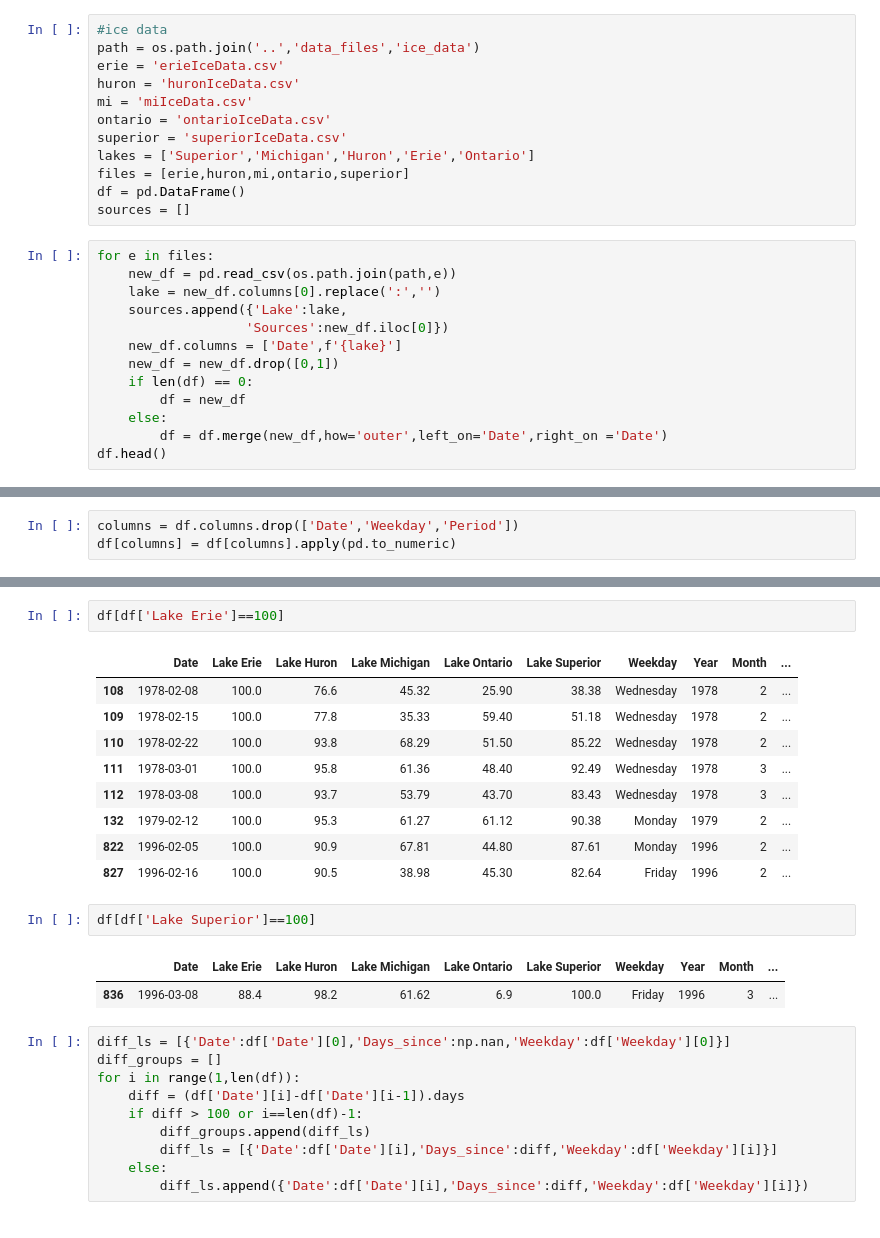
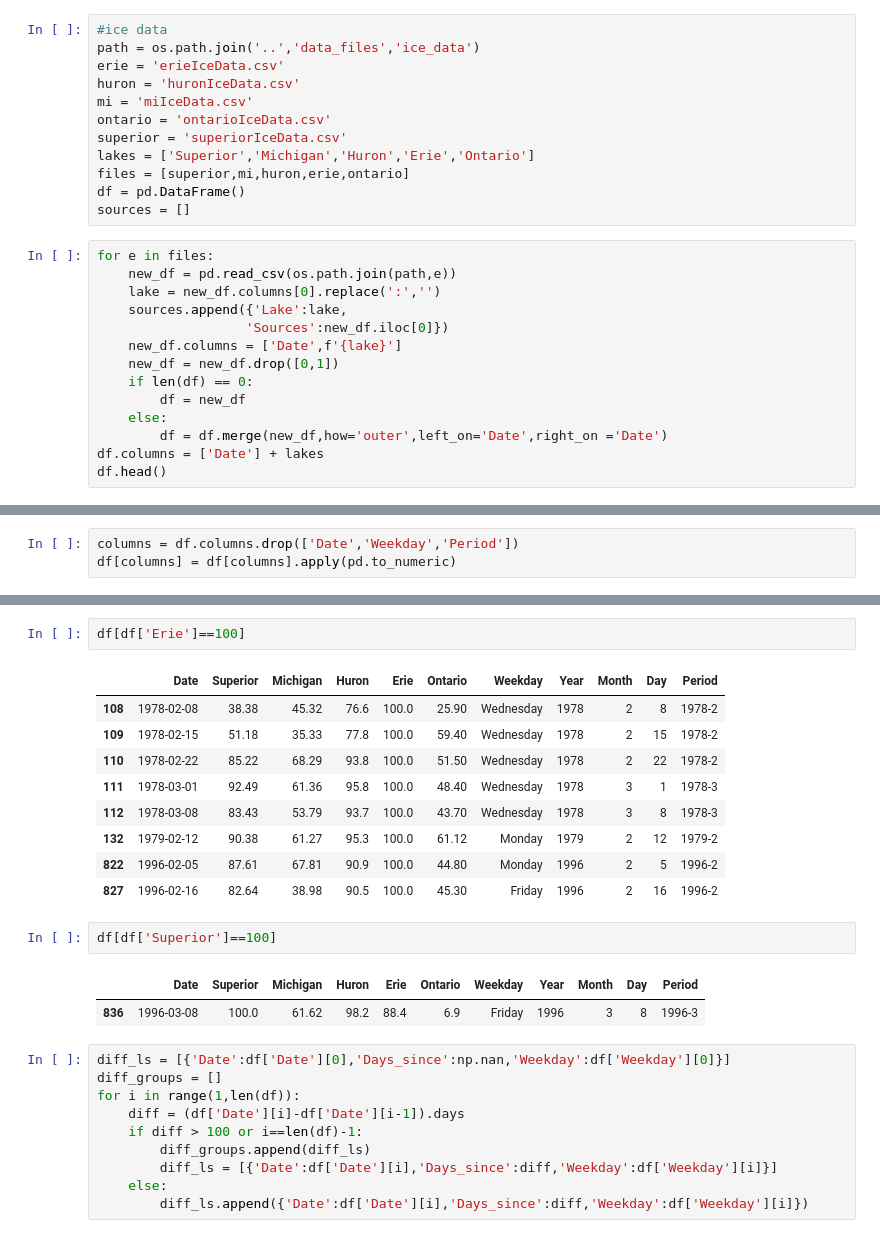
Before and after one commit to JansenKat/SMMBBGKJ-TTH-Prj1, a Jupyter notebook: notebooks/lake_ice.ipynb, the cells around one changed output, grey strips where cells are left out. Cells and saved outputs as stored; diff of their text form.

Commit message:
Rename lake columns to match other notebooks. again, since the first time didn't take.

```diff
--- a/notebooks/lake_ice.ipynb
+++ b/notebooks/lake_ice.ipynb
@@ -15,7 +15,7 @@ mi = 'miIceData.csv'
 ontario = 'ontarioIceData.csv'
 superior = 'superiorIceData.csv'
 lakes = ['Superior','Michigan','Huron','Erie','Ontario']
-files = [erie,huron,mi,ontario,superior]
+files = [superior,mi,huron,erie,ontario]
 df = pd.DataFrame()
 sources = []
 # %%
@@ -30,5 +30,6 @@ for e in files:
         df = new_df
     else:
         df = df.merge(new_df,how='outer',left_on='Date',right_on ='Date')
+df.columns = ['Date'] + lakes
 df.head()
 # %% [output]
@@ -151,21 +152,21 @@ Period                        2016-5
 dtype: object
 # %%
-df[df['Lake Erie']==100]
+df[df['Erie']==100]
 # %% [output]
-|  | Date | Lake Erie | Lake Huron | Lake Michigan | Lake Ontario | Lake Superior | Weekday | Year | Month | ... |
-| 108 | 1978-02-08 | 100.0 | 76.6 | 45.32 | 25.90 | 38.38 | Wednesday | 1978 | 2 | ... |
-| 109 | 1978-02-15 | 100.0 | 77.8 | 35.33 | 59.40 | 51.18 | Wednesday | 1978 | 2 | ... |
-| 110 | 1978-02-22 | 100.0 | 93.8 | 68.29 | 51.50 | 85.22 | Wednesday | 1978 | 2 | ... |
-| 111 | 1978-03-01 | 100.0 | 95.8 | 61.36 | 48.40 | 92.49 | Wednesday | 1978 | 3 | ... |
-| 112 | 1978-03-08 | 100.0 | 93.7 | 53.79 | 43.70 | 83.43 | Wednesday | 1978 | 3 | ... |
-| 132 | 1979-02-12 | 100.0 | 95.3 | 61.27 | 61.12 | 90.38 | Monday | 1979 | 2 | ... |
-| 822 | 1996-02-05 | 100.0 | 90.9 | 67.81 | 44.80 | 87.61 | Monday | 1996 | 2 | ... |
-| 827 | 1996-02-16 | 100.0 | 90.5 | 38.98 | 45.30 | 82.64 | Friday | 1996 | 2 | ... |
+|  | Date | Superior | Michigan | Huron | Erie | Ontario | Weekday | Year | Month | Day | Period |
+| 108 | 1978-02-08 | 38.38 | 45.32 | 76.6 | 100.0 | 25.90 | Wednesday | 1978 | 2 | 8 | 1978-2 |
+| 109 | 1978-02-15 | 51.18 | 35.33 | 77.8 | 100.0 | 59.40 | Wednesday | 1978 | 2 | 15 | 1978-2 |
+| 110 | 1978-02-22 | 85.22 | 68.29 | 93.8 | 100.0 | 51.50 | Wednesday | 1978 | 2 | 22 | 1978-2 |
+| 111 | 1978-03-01 | 92.49 | 61.36 | 95.8 | 100.0 | 48.40 | Wednesday | 1978 | 3 | 1 | 1978-3 |
+| 112 | 1978-03-08 | 83.43 | 53.79 | 93.7 | 100.0 | 43.70 | Wednesday | 1978 | 3 | 8 | 1978-3 |
+| 132 | 1979-02-12 | 90.38 | 61.27 | 95.3 | 100.0 | 61.12 | Monday | 1979 | 2 | 12 | 1979-2 |
+| 822 | 1996-02-05 | 87.61 | 67.81 | 90.9 | 100.0 | 44.80 | Monday | 1996 | 2 | 5 | 1996-2 |
+| 827 | 1996-02-16 | 82.64 | 38.98 | 90.5 | 100.0 | 45.30 | Friday | 1996 | 2 | 16 | 1996-2 |
 # %%
-df[df['Lake Superior']==100]
+df[df['Superior']==100]
 # %% [output]
-|  | Date | Lake Erie | Lake Huron | Lake Michigan | Lake Ontario | Lake Superior | Weekday | Year | Month | ... |
-| 836 | 1996-03-08 | 88.4 | 98.2 | 61.62 | 6.9 | 100.0 | Friday | 1996 | 3 | ... |
+|  | Date | Superior | Michigan | Huron | Erie | Ontario | Weekday | Year | Month | Day | Period |
+| 836 | 1996-03-08 | 100.0 | 61.62 | 98.2 | 88.4 | 6.9 | Friday | 1996 | 3 | 8 | 1996-3 |
 # %%
 diff_ls = [{'Date':df['Date'][0],'Days_since':np.nan,'Weekday':df['Weekday'][0]}]
 diff_groups = []
```
Also changed, not shown: parts of 7 cells of this notebook, 2 other files.
